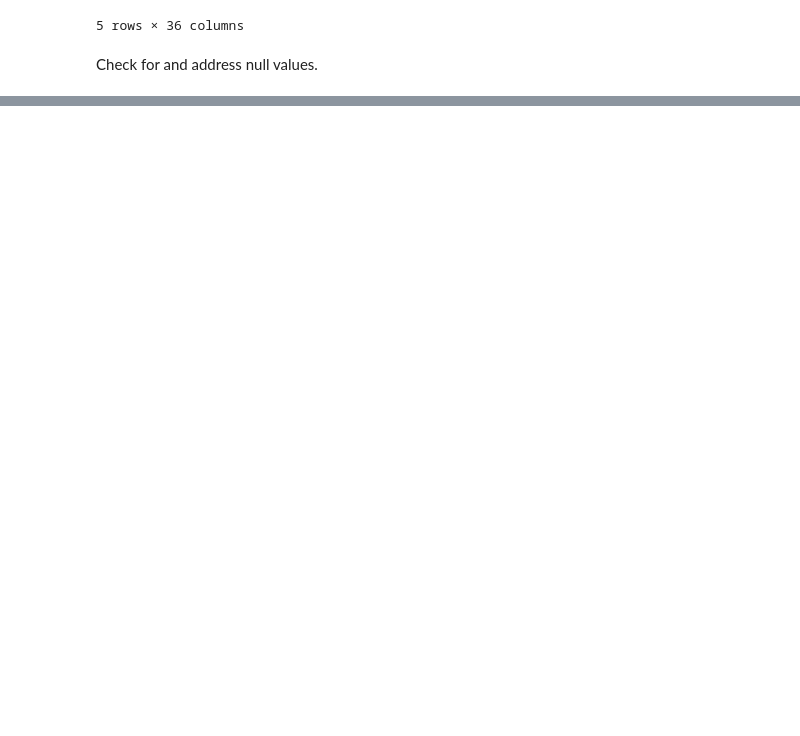
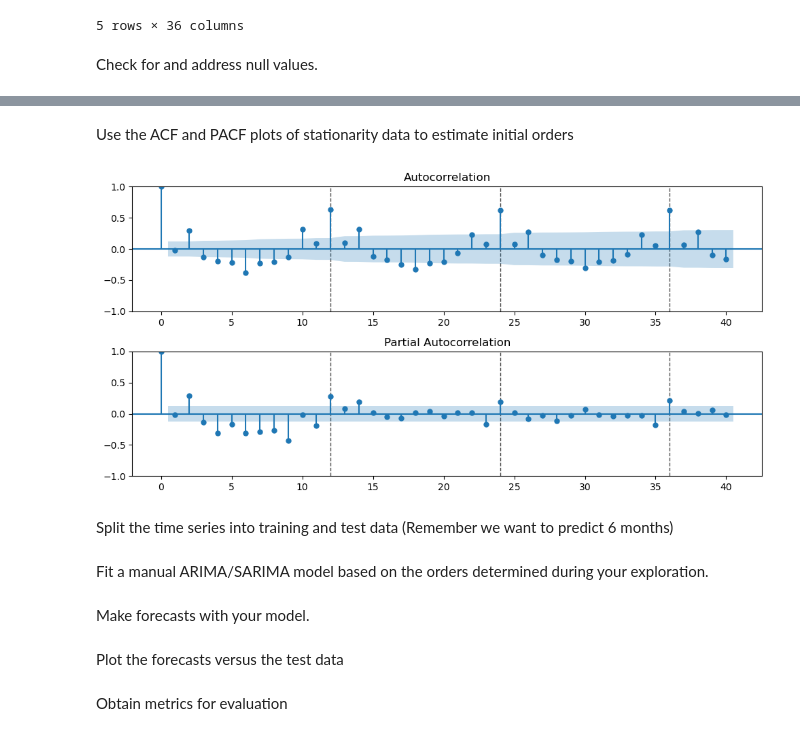
Before and after one commit to EhLeeOod/proj-3-part-1, a Jupyter notebook: core-proj-3-part-2.ipynb, the cells around one changed output, grey strips where cells are left out. Drawn from its saved outputs; the diff is of its cells as text; code cells hidden in the pictures; blank space fills up the shorter version.

```diff
--- a/core-proj-3-part-2.ipynb
+++ b/core-proj-3-part-2.ipynb
@@ -776,0 +924,3 @@ dtype: int64
+# %%
+# apply diff to achieve stationarity
+ts_assault_diff = ts_assault.diff().dropna()
@@ -776,0 +933,17 @@ dtype: int64
+# %% [markdown]
+Use the ACF and PACF plots of stationarity data to estimate initial orders
+# %%
+# We can use our function to highlight the seasonal lags by adding the arguments
+plot_acf_pacf(ts_assault_diff, annotate_seas=True, m = 12);
+# %% [output]
+[figure, added]
+# %% [markdown]
+Split the time series into training and test data (Remember we want to predict 6 months)
+# %% [markdown]
+Fit a manual ARIMA/SARIMA model based on the orders determined during your exploration.
+# %% [markdown]
+Make forecasts with your model.
+# %% [markdown]
+Plot the forecasts versus the test data
+# %% [markdown]
+Obtain metrics for evaluation
```
Also changed, not shown: parts of 28 cells of this notebook.
